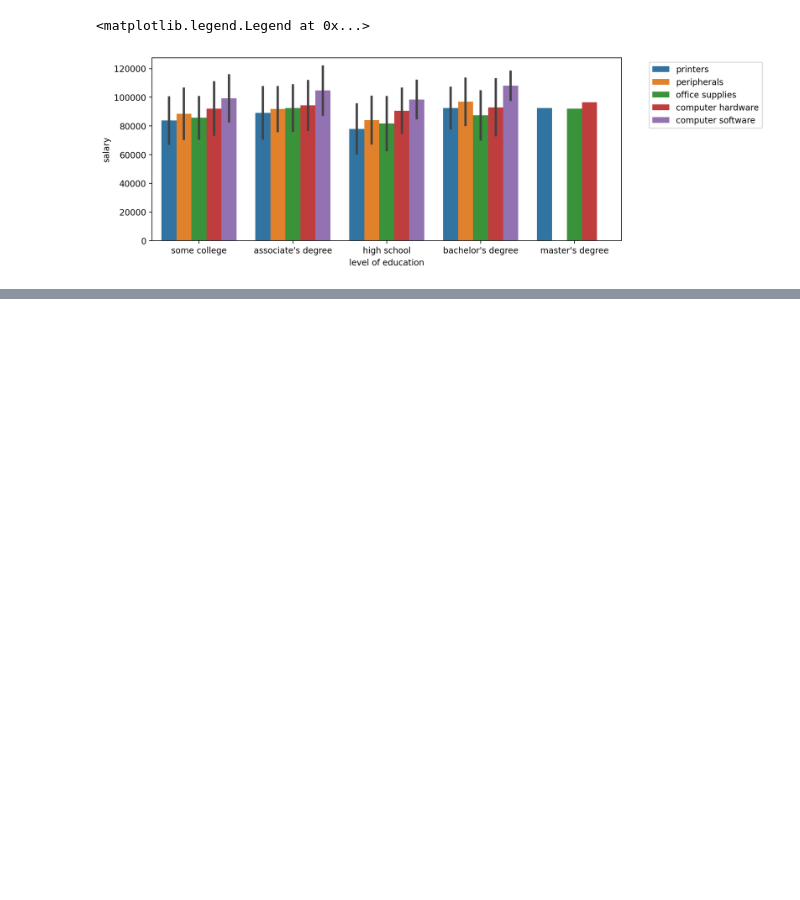
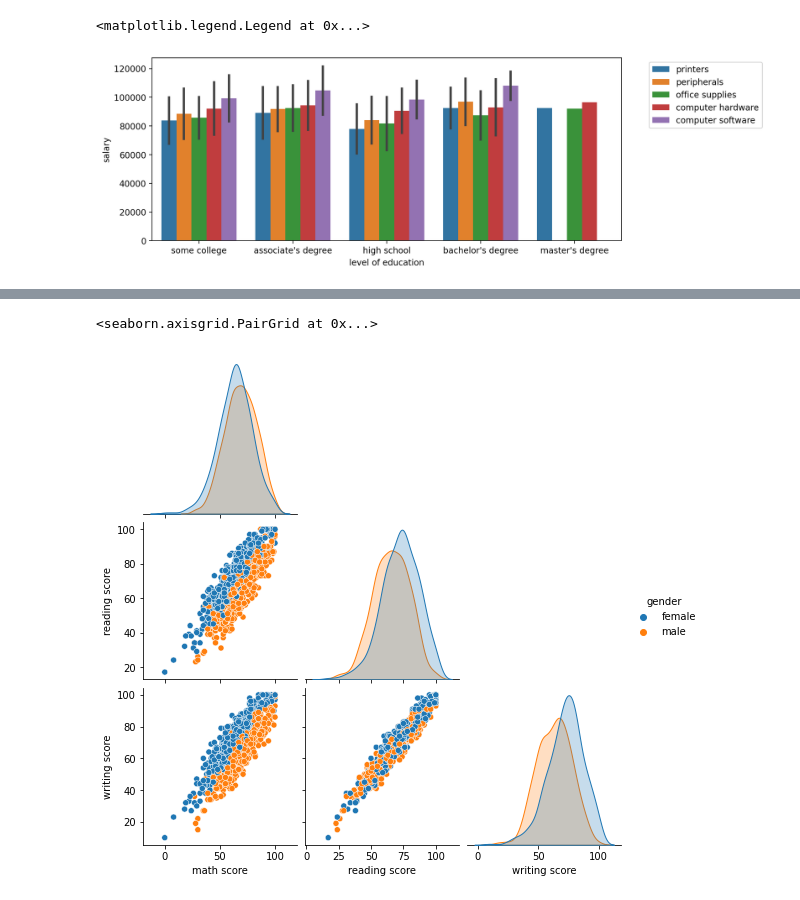
Before and after one commit to 1k2s3v/Data_Science_ML, a Jupyter notebook: Seaborn/categorial_plots.ipynb, the cells around one changed output, grey strips where cells are left out. Saved outputs shown, nothing was run; the diff lists cells and outputs as text; code cells hidden in the pictures; blank space fills up the shorter version.

```diff
--- a/Seaborn/categorial_plots.ipynb
+++ b/Seaborn/categorial_plots.ipynb
@@ -39,0 +56,5 @@ plt.legend(bbox_to_anchor=(1.05,1))
+# %%
+sns.pairplot(df,hue='gender', corner=True)
+# %% [output]
+<seaborn.axisgrid.PairGrid at 0x...>
+[figure, added]
```
Also changed, not shown: parts of 7 cells of this notebook, 1 other file.
